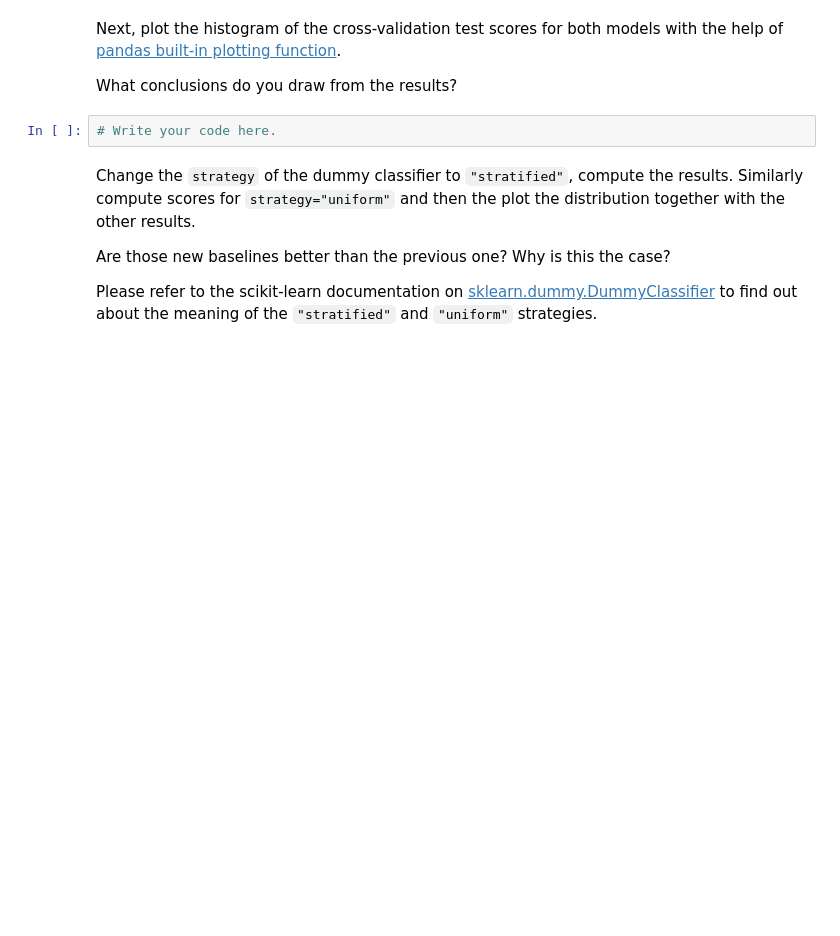
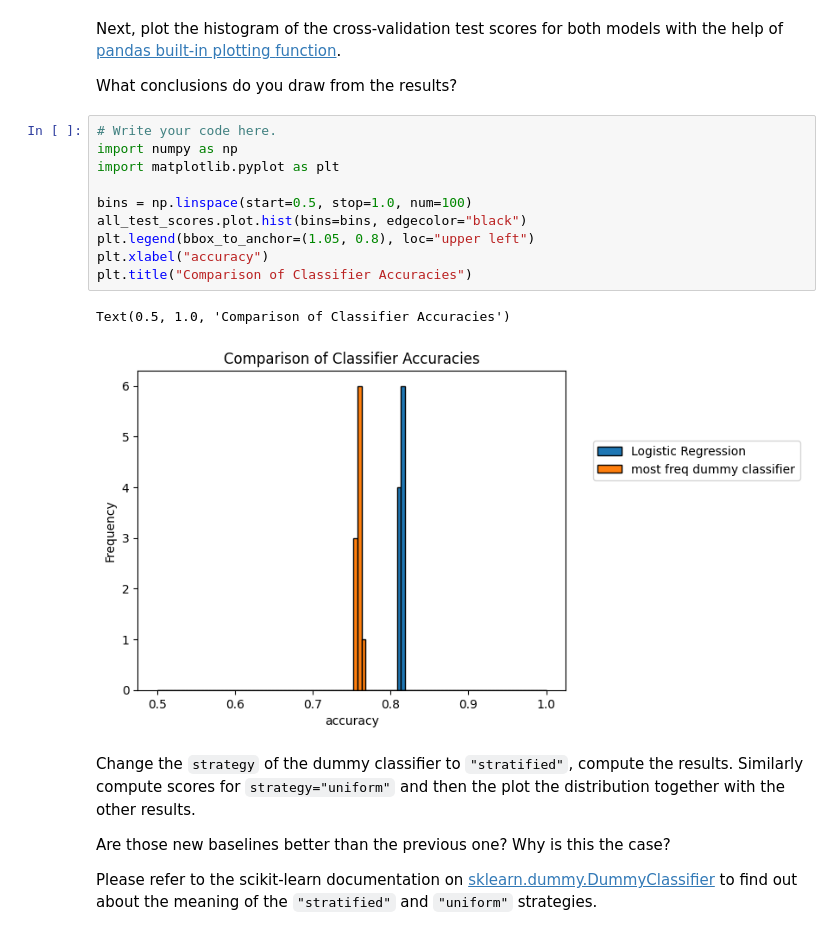
Before and after one commit to Luluhmm/week3ML, a Jupyter notebook: notebooks/cross_validation_M7.01.ipynb, the cells around one changed output. Saved outputs shown, nothing was run; the diff lists cells and outputs as text; blank space fills up the shorter version.

```diff
--- a/notebooks/cross_validation_M7.01.ipynb
+++ b/notebooks/cross_validation_M7.01.ipynb
@@ -145,8 +145,19 @@ with the help of [pandas built-in plotting
 function](https://pandas.pydata.org/pandas-docs/stable/user_guide/visualization.html#histograms).
 
 What conclusions do you draw from the results?
-# %%
-# Write your code here.
+# %%
+# Write your code here.
+import numpy as np
+import matplotlib.pyplot as plt
+
+bins = np.linspace(start=0.5, stop=1.0, num=100)
+all_test_scores.plot.hist(bins=bins, edgecolor="black")
+plt.legend(bbox_to_anchor=(1.05, 0.8), loc="upper left")
+plt.xlabel("accuracy")
+plt.title("Comparison of Classifier Accuracies")
+# %% [output]
+Text(0.5, 1.0, 'Comparison of Classifier Accuracies')
+[figure, added]
 # %% [markdown]
 Change the `strategy` of the dummy classifier to `"stratified"`, compute the
 results. Similarly compute scores for `strategy="uniform"` and then the  plot
```
Also changed, not shown: parts of 4 cells of this notebook.
